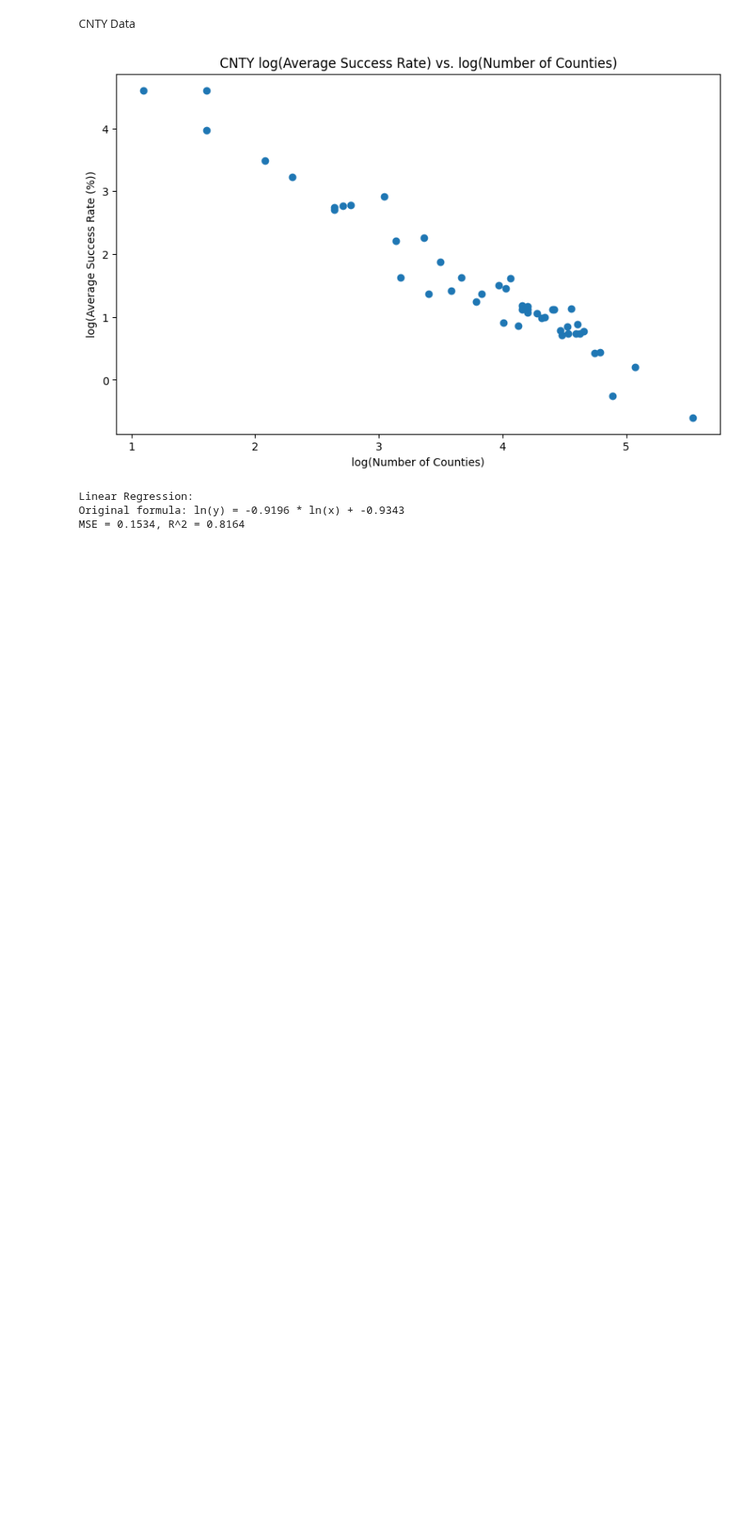
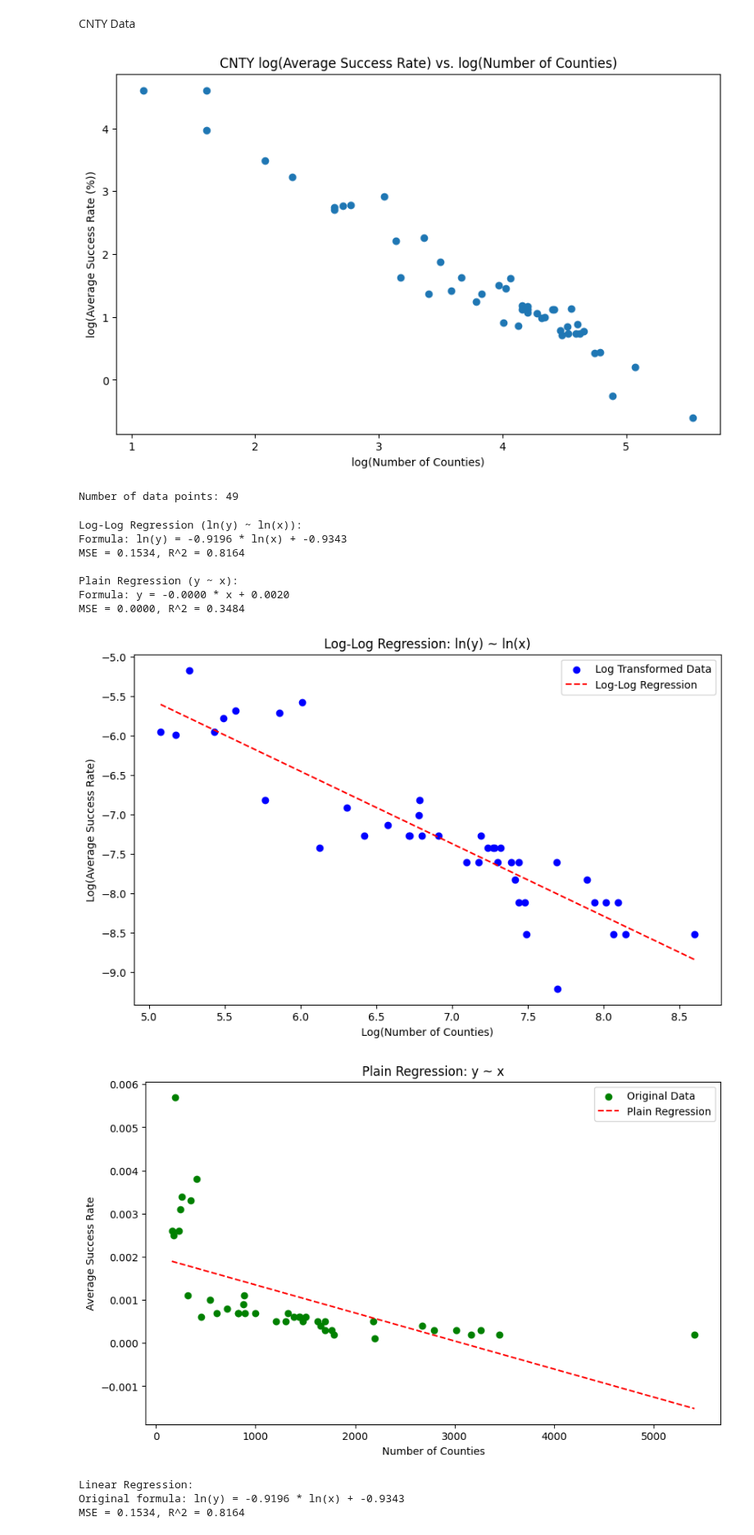
Before and after one commit to brookecarofeinberg/SamplingBalancedForests, a Jupyter notebook: manual_linreg.ipynb, the cells around one changed output. Shown at 82% size. Drawn from its saved outputs; the diff is of its cells as text; code cells hidden in the pictures; blank space fills up the shorter version.

```diff
--- a/manual_linreg.ipynb
+++ b/manual_linreg.ipynb
@@ -371,6 +371,82 @@ plt.title("CNTY log(Average Success Rate) vs. log(Number of Counties)")
 plt.show()
 # %% [output]
 [figure]
+# %%
+print(f"Number of data points: {len(log_counties)}")
+# %% [output]
+Number of data points: 49
+# %%
+import numpy as np
+import matplotlib.pyplot as plt
+from scipy.optimize import curve_fit
+from sklearn.metrics import mean_squared_error, r2_score
+
+# Define linear regression models
+def linear_regression(x, a, b):
+    return (a * x) + b
+
+# Fit the log-log model
+params_log, _ = curve_fit(linear_regression, log_counties, log_avg_success_rates, maxfev=10000)
+a_log, b_log = params_log
+pred_log = linear_regression(log_counties, a_log, b_log)
+
+# Compute MSE for log-log model
+mse_log = mean_squared_error(log_avg_success_rates, pred_log)
+r2_log = r2_score(log_avg_success_rates, pred_log)
+
+# Fit the plain model (y ~ x)
+params_plain, _ = curve_fit(linear_regression, counties, avg_success_rates, maxfev=10000)
+a_plain, b_plain = params_plain
+pred_plain = linear_regression(counties, a_plain, b_plain)
+
+# Compute MSE for plain model
+mse_plain = mean_squared_error(avg_success_rates, pred_plain)
+r2_plain = r2_score(avg_success_rates, pred_plain)
+
+# Print results
+print(f"Log-Log Regression (ln(y) ~ ln(x)):")
+print(f"Formula: ln(y) = {a_log:.4f} * ln(x) + {b_log:.4f}")
+print(f"MSE = {mse_log:.4f}, R^2 = {r2_log:.4f}\n")
+
+print(f"Plain Regression (y ~ x):")
+print(f"Formula: y = {a_plain:.4f} * x + {b_plain:.4f}")
+print(f"MSE = {mse_plain:.4f}, R^2 = {r2_plain:.4f}\n")
+
+# Plot log-log regression
+x_vals_log = np.linspace(min(log_counties), max(log_counties), 500)
+y_vals_log = linear_regression(x_vals_log, a_log, b_log)
+
+plt.figure(figsize=(10, 6))
+plt.scatter(log_counties, log_avg_success_rates, color='blue', label="Log Transformed Data")
+plt.plot(x_vals_log, y_vals_log, "r--", label="Log-Log Regression")
+plt.xlabel("Log(Number of Counties)")
+plt.ylabel("Log(Average Success Rate)")
+plt.title("Log-Log Regression: ln(y) ~ ln(x)")
+plt.legend()
+plt.show()
+
+# Plot plain regression
+x_vals_plain = np.linspace(min(counties), max(counties), 500)
+y_vals_plain = linear_regression(x_vals_plain, a_plain, b_plain)
+
+plt.figure(figsize=(10, 6))
+plt.scatter(counties, avg_success_rates, color='green', label="Original Data")
+plt.plot(x_vals_plain, y_vals_plain, "r--", label="Plain Regression")
+plt.xlabel("Number of Counties")
+plt.ylabel("Average Success Rate")
+plt.title("Plain Regression: y ~ x")
+plt.legend()
+plt.show()
+# %% [output]
+Log-Log Regression (ln(y) ~ ln(x)):
+Formula: ln(y) = -0.9196 * ln(x) + -0.9343
+MSE = 0.1534, R^2 = 0.8164
+
+Plain Regression (y ~ x):
+Formula: y = -0.0000 * x + 0.0020
+MSE = 0.0000, R^2 = 0.3484
+[figure, added]
+[figure, added]
 # %%
 #ln(y) ~ ln(x)
 def linear_regression(log_x, a, b):
```
Also changed, not shown: parts of 7 cells of this notebook.
